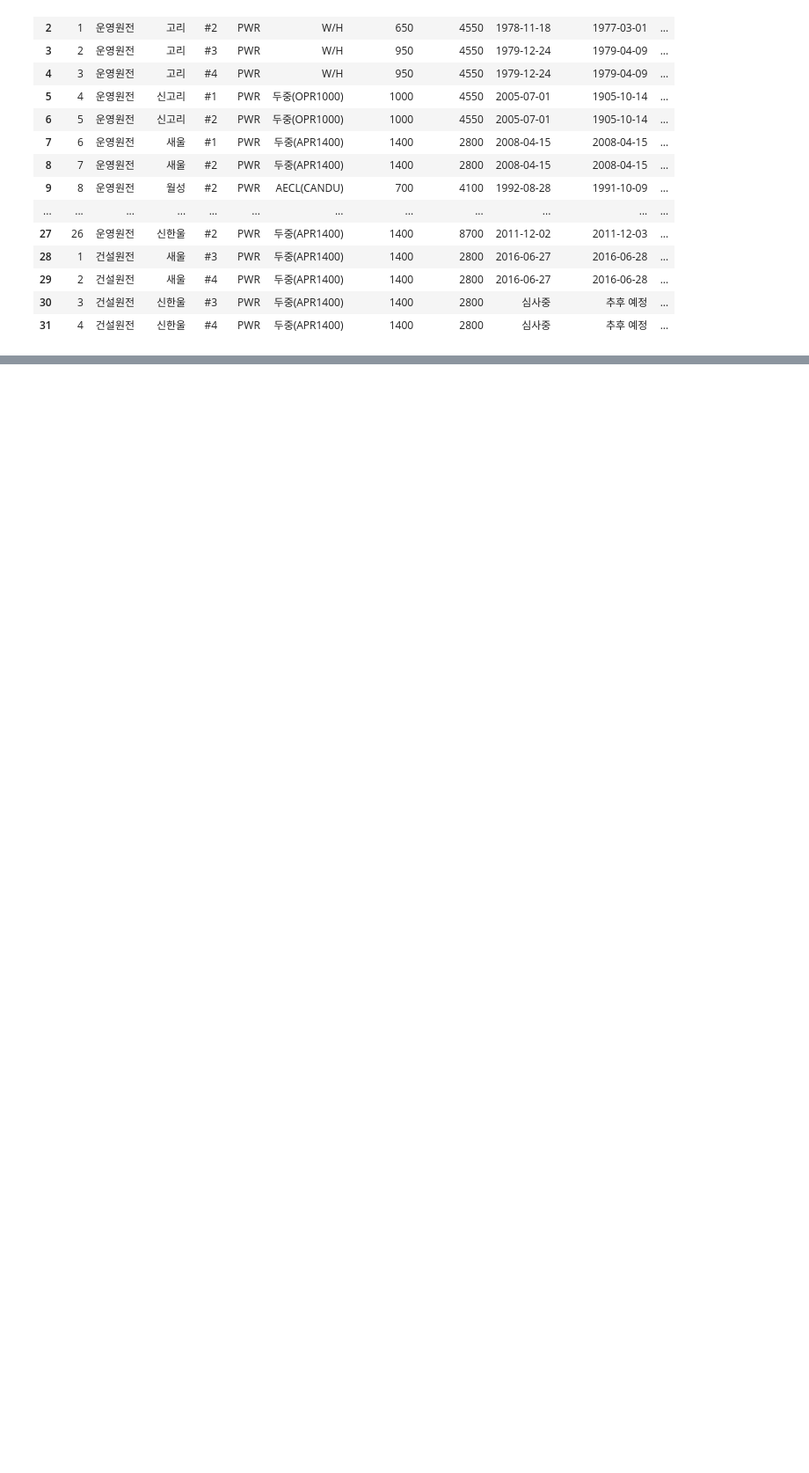
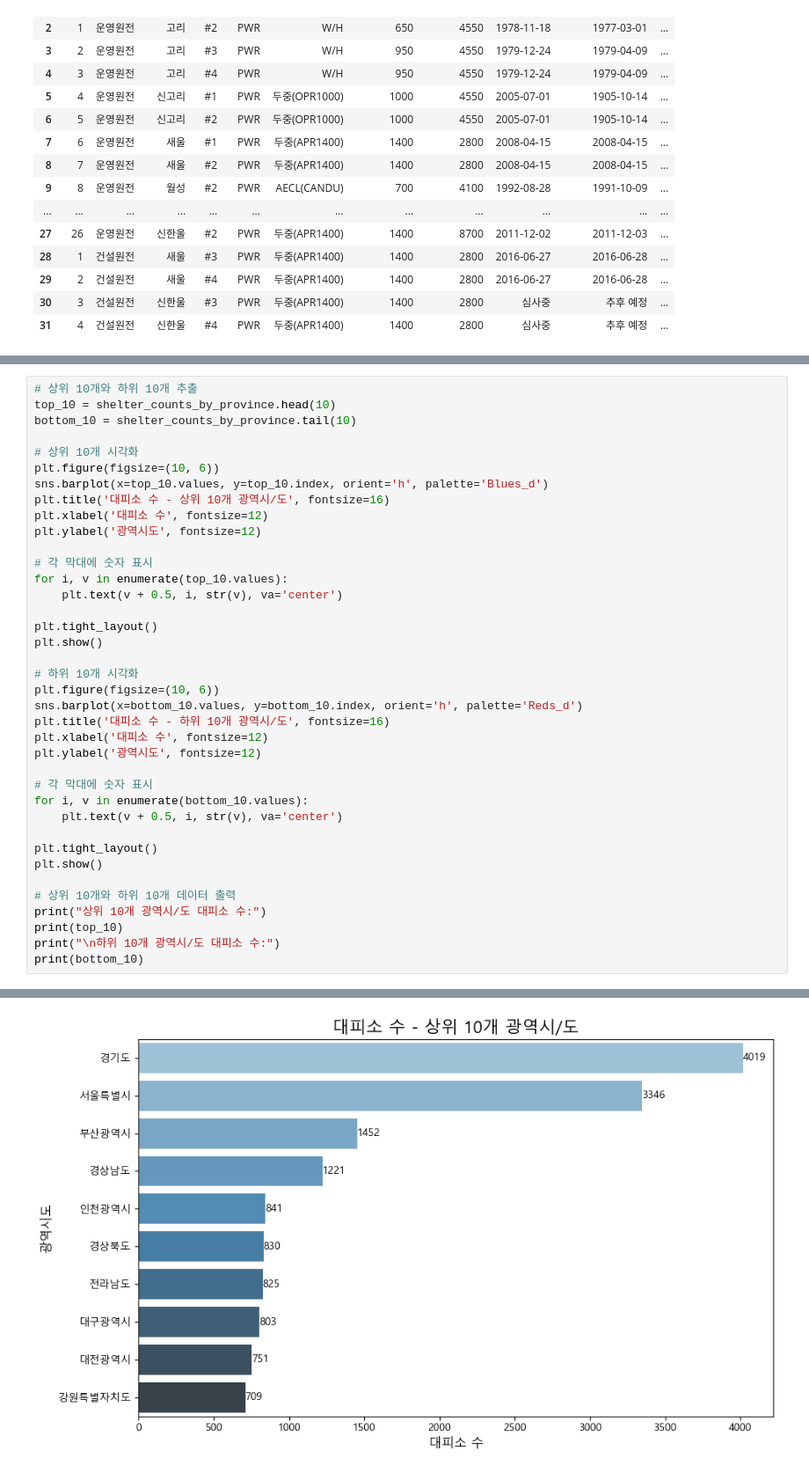
Before and after one commit to minganin99/Earthquake-Korea-DataAnalysis, a Jupyter notebook: test1.ipynb, the cells around one changed output, grey strips where cells are left out. Shown at 88% size. Drawn from its saved outputs; the diff is of its cells as text; blank space fills up the shorter version.

```diff
--- a/test1.ipynb
+++ b/test1.ipynb
@@ -88,0 +220,39 @@ df
+# %%
+# 상위 10개와 하위 10개 추출
+top_10 = shelter_counts_by_province.head(10)
+bottom_10 = shelter_counts_by_province.tail(10)
+
+# 상위 10개 시각화
+plt.figure(figsize=(10, 6))
+sns.barplot(x=top_10.values, y=top_10.index, orient='h', palette='Blues_d')
+plt.title('대피소 수 - 상위 10개 광역시/도', fontsize=16)
+plt.xlabel('대피소 수', fontsize=12)
+plt.ylabel('광역시도', fontsize=12)
+
+# 각 막대에 숫자 표시
+for i, v in enumerate(top_10.values):
+    plt.text(v + 0.5, i, str(v), va='center')
+
+plt.tight_layout()
+plt.show()
+
+# 하위 10개 시각화
+plt.figure(figsize=(10, 6))
+sns.barplot(x=bottom_10.values, y=bottom_10.index, orient='h', palette='Reds_d')
+plt.title('대피소 수 - 하위 10개 광역시/도', fontsize=16)
+plt.xlabel('대피소 수', fontsize=12)
+plt.ylabel('광역시도', fontsize=12)
+
+# 각 막대에 숫자 표시
+for i, v in enumerate(bottom_10.values):
+    plt.text(v + 0.5, i, str(v), va='center')
+
+plt.tight_layout()
+plt.show()
+
+# 상위 10개와 하위 10개 데이터 출력
+print("상위 10개 광역시/도 대피소 수:")
+print(top_10)
+print("\n하위 10개 광역시/도 대피소 수:")
+print(bottom_10)
+# %% [output]
@@ -88,0 +262 @@ df
+[figure, added]
```
Also changed, not shown: parts of 7 cells of this notebook.
